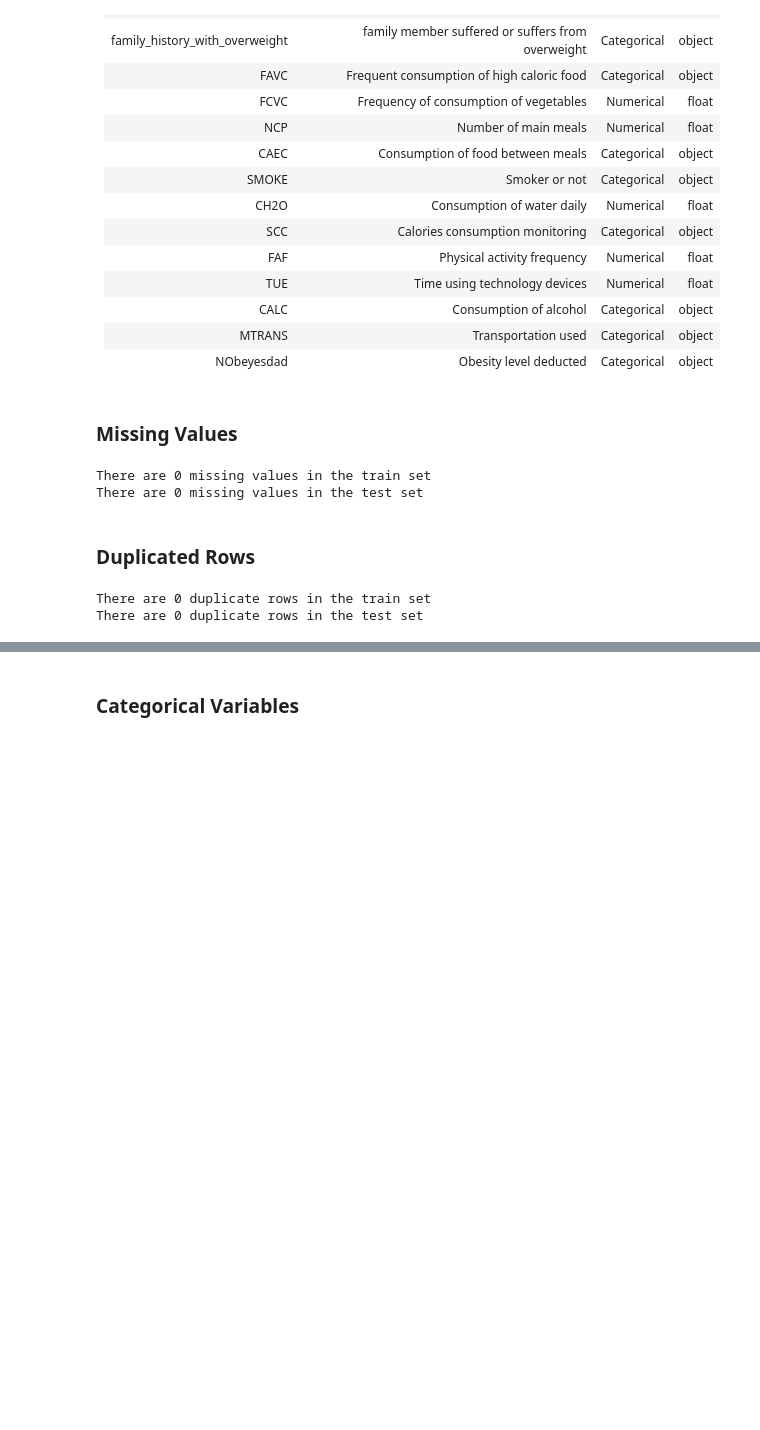
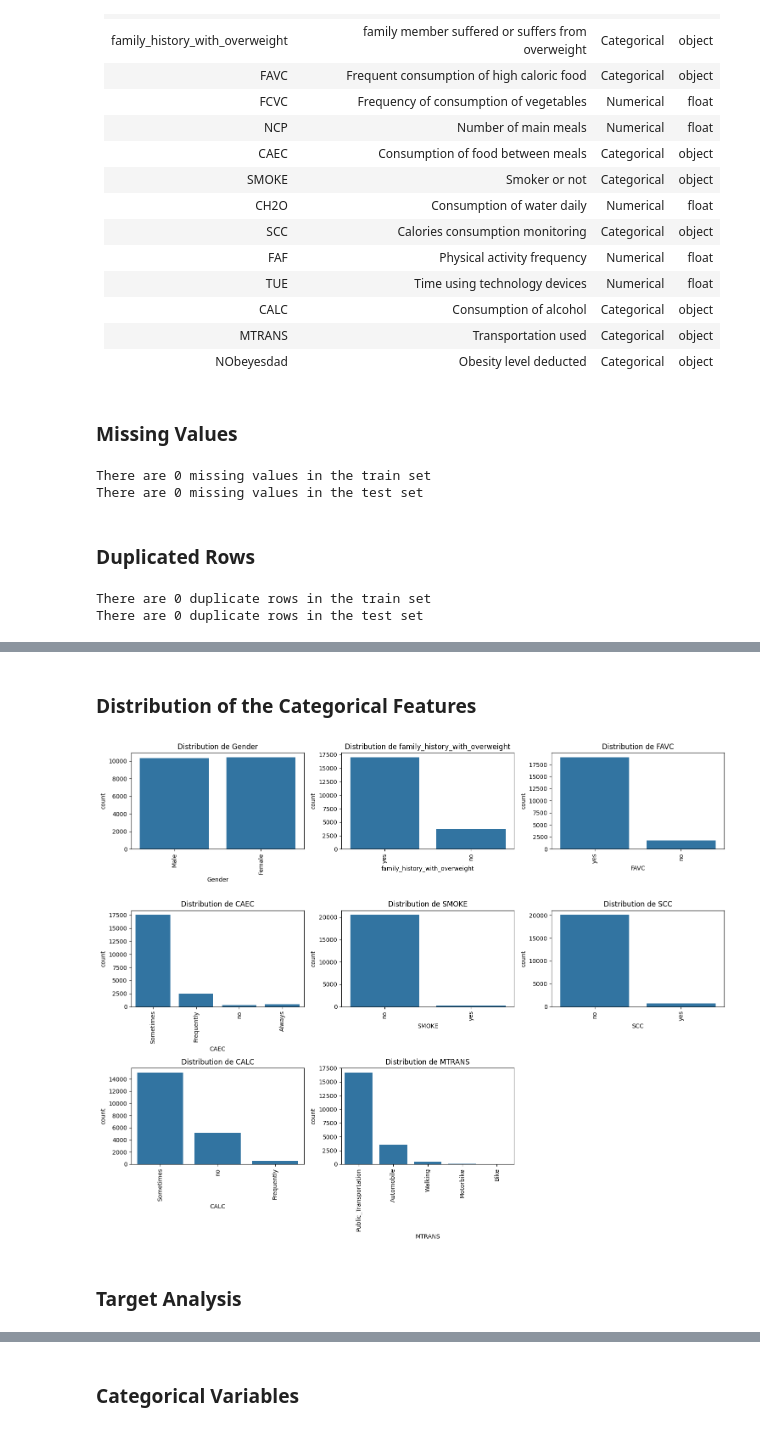
Before and after one commit to aubin4444/DS52-Obesity-Prediction, a Jupyter notebook: obesity.ipynb, the cells around one changed output, grey strips where cells are left out. Cells and saved outputs as stored; diff of their text form; code cells hidden in the pictures; blank space fills up the shorter version.

Commit message:
Categorical Encoding

```diff
--- a/obesity.ipynb
+++ b/obesity.ipynb
@@ -152,0 +180,26 @@ There are 0 duplicate rows in the test set
+# %% [markdown]
+### Distribution of the Categorical Features
+# %%
+cat_cols = train_set.select_dtypes(include=['object', 'bool']).drop('NObeyesdad', axis=1).columns
+num_plots = len(cat_cols)
+n_cols = 3
+n_rows = num_plots // n_cols + (num_plots % n_cols > 0)
+
+fig, axes = plt.subplots(n_rows, n_cols, figsize=(5 * n_cols, 4 * n_rows))
+
+axes = axes.flatten()
+
+for i, col in enumerate(cat_cols):
+    sns.countplot(x=train_set[col], ax=axes[i])
+    axes[i].set_title(f'Distribution de {col}')
+    axes[i].tick_params(axis='x', rotation=90)
+
+for j in range(i+1, n_rows * n_cols):
+    axes[j].set_visible(False)
+
+plt.tight_layout()
+plt.show()
+# %% [output]
+[figure, added]
+# %% [markdown]
+### Target Analysis
```
Also changed, not shown: parts of 7 cells of this notebook.
